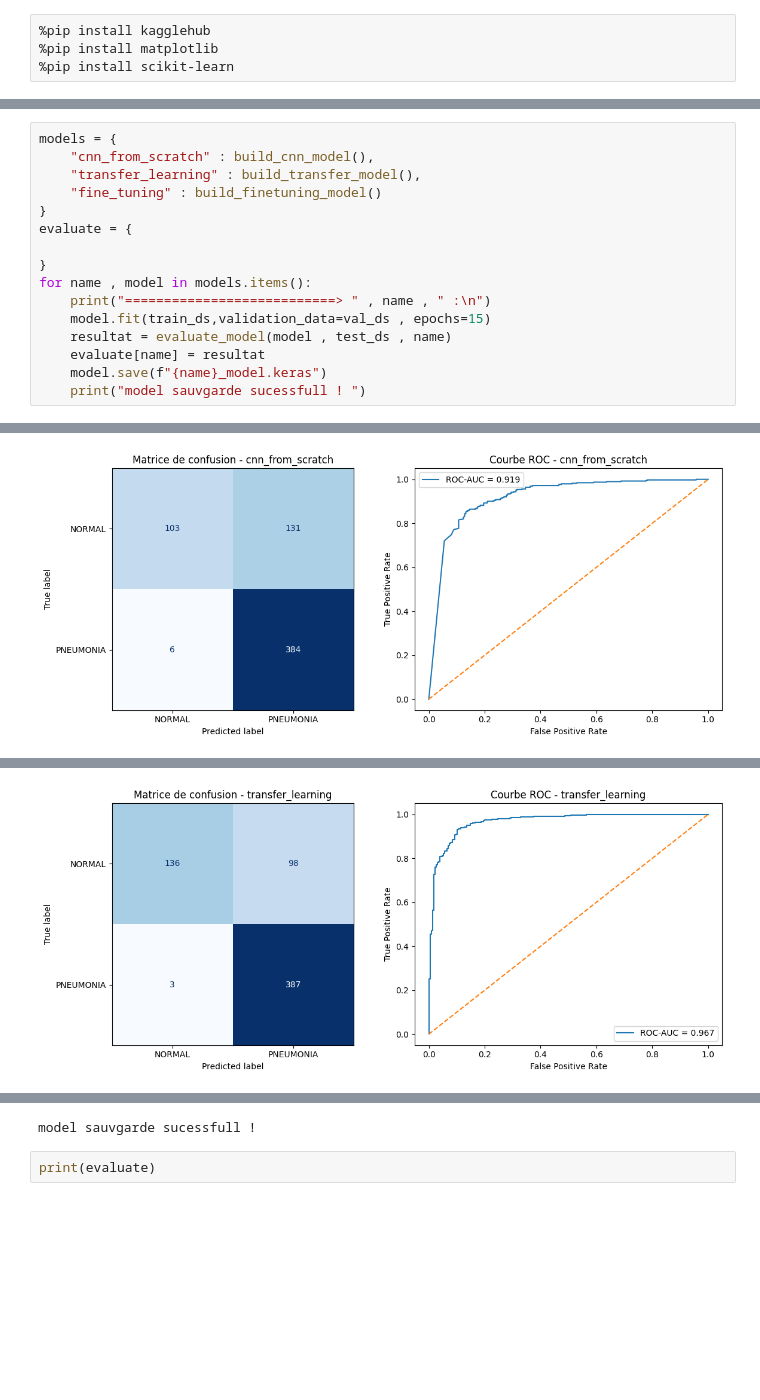
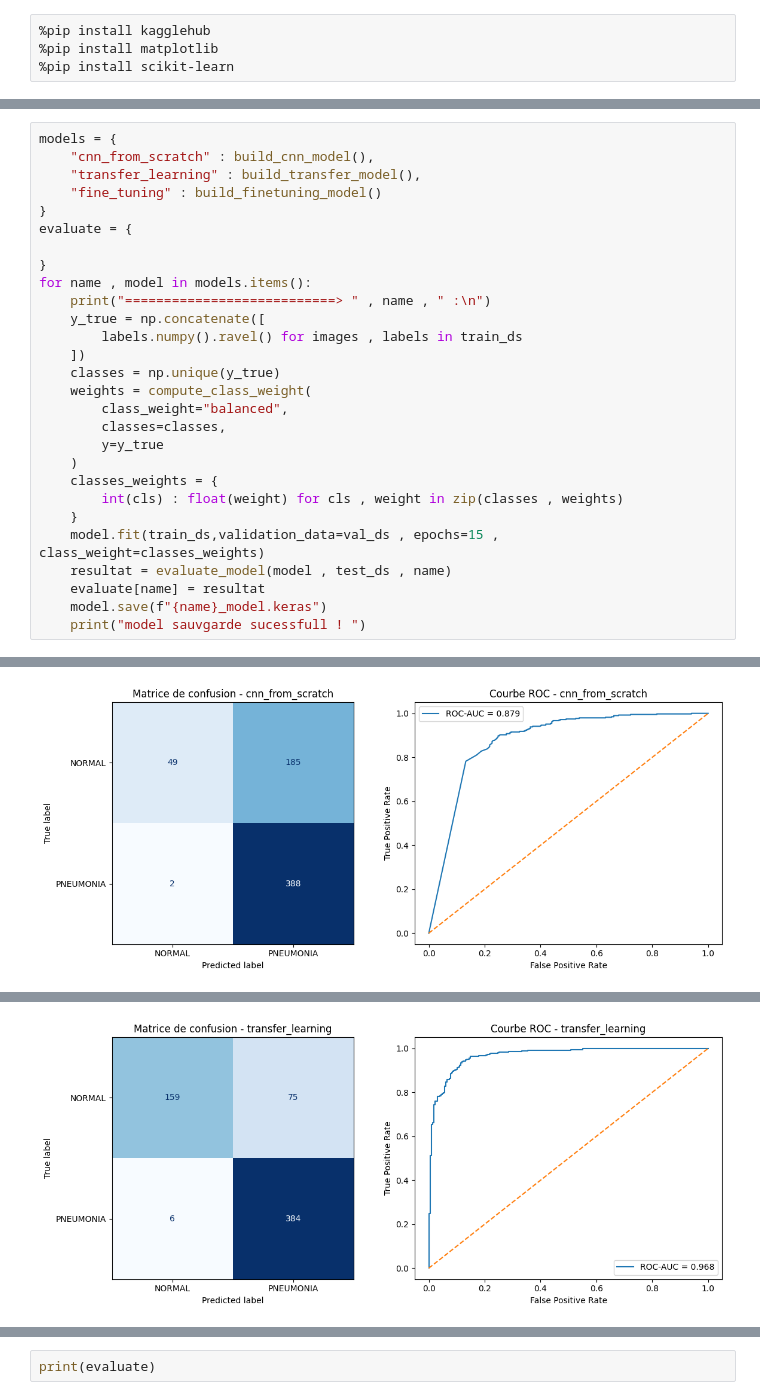
Before and after one commit to alikamal234-gif/ChestScan-AIV2, a Jupyter notebook: main.ipynb, the cells around one changed output, grey strips where cells are left out. Cells and saved outputs as stored; diff of their text form; blank space fills up the shorter version.

```diff
--- a/main.ipynb
+++ b/main.ipynb
@@ -43,7 +31,19 @@ evaluate = {
 }
 for name , model in models.items():
     print("===========================> " , name , " :\n")
-    model.fit(train_ds,validation_data=val_ds , epochs=15)
+    y_true = np.concatenate([
+        labels.numpy().ravel() for images , labels in train_ds
+    ])
+    classes = np.unique(y_true)
+    weights = compute_class_weight(
+        class_weight="balanced",
+        classes=classes,
+        y=y_true
+    )
+    classes_weights = {
+        int(cls) : float(weight) for cls , weight in zip(classes , weights)
+    }
+    model.fit(train_ds,validation_data=val_ds , epochs=15 , class_weight=classes_weights)
     resultat = evaluate_model(model , test_ds , name)
     evaluate[name] = resultat
     model.save(f"{name}_model.keras")
@@ -69,4 +69,4 @@ ROC-AUC : 0.9194
-[figure, old version]
+[figure, new version]
 model sauvgarde sucessfull !
 ===========================>  transfer_learning  :
 
@@ -124,4 +107,3 @@ ROC-AUC : 0.9569
-model sauvgarde sucessfull !
 # %%
 print(evaluate)
 # %% [output]
```
Also changed, not shown: parts of 3 cells of this notebook, 9 other files.
